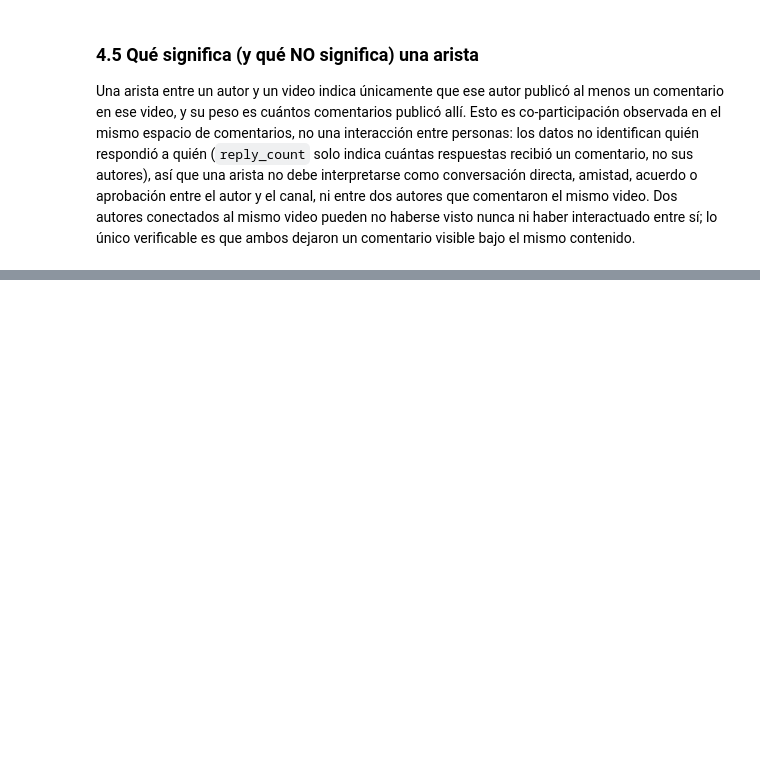
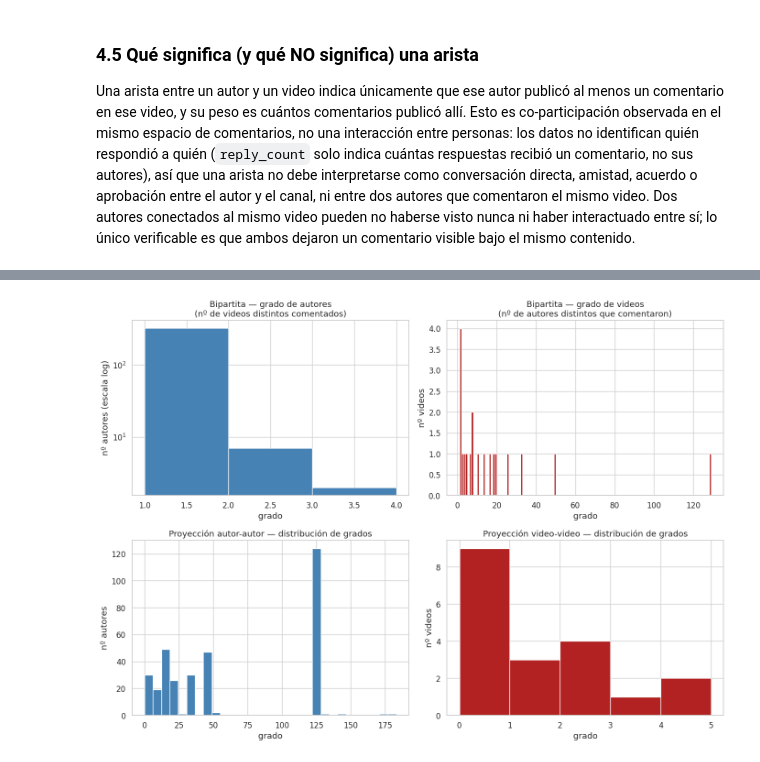
Before and after one commit to Ikeel04/Labs-DS, a Jupyter notebook: Lab6/Laboratorio6.ipynb, the cells around one changed output, grey strips where cells are left out. Cells and saved outputs as stored; diff of their text form; code cells hidden in the pictures; blank space fills up the shorter version.

```diff
--- a/Lab6/Laboratorio6.ipynb
+++ b/Lab6/Laboratorio6.ipynb
@@ -1920,0 +2119,31 @@ lo único verificable es que ambos dejaron un comentario visible bajo el mismo c
+# %%
+# Distribución de grados: en la bipartita se separa por tipo de nodo,
+# porque autores y videos tienen escalas de conexión muy distintas
+grados_bip_autor = [d for n, d in G_bip.degree() if G_bip.nodes[n]['tipo'] == 'autor']
+grados_bip_video = [d for n, d in G_bip.degree() if G_bip.nodes[n]['tipo'] == 'video']
+
+fig, axes = plt.subplots(2, 2, figsize=(14, 10))
+
+axes[0, 0].hist(grados_bip_autor, bins=range(1, max(grados_bip_autor) + 2), color='steelblue', edgecolor='white')
+axes[0, 0].set_title('Bipartita — grado de autores\n(nº de videos distintos comentados)')
+axes[0, 0].set_yscale('log')
+axes[0, 0].set_xlabel('grado'); axes[0, 0].set_ylabel('nº autores (escala log)')
+
+axes[0, 1].hist(grados_bip_video, bins=range(1, max(grados_bip_video) + 2), color='firebrick', edgecolor='white')
+axes[0, 1].set_title('Bipartita — grado de videos\n(nº de autores distintos que comentaron)')
+axes[0, 1].set_xlabel('grado'); axes[0, 1].set_ylabel('nº videos')
+
+axes[1, 0].hist(list(grados_autor.values()), bins=30, color='steelblue', edgecolor='white')
+axes[1, 0].set_title('Proyección autor-autor — distribución de grados')
+axes[1, 0].set_xlabel('grado'); axes[1, 0].set_ylabel('nº autores')
+
+axes[1, 1].hist(list(grados_video_proy.values()), bins=range(0, max(grados_video_proy.values()) + 2),
+                color='firebrick', edgecolor='white')
+axes[1, 1].set_title('Proyección video-video — distribución de grados')
+axes[1, 1].set_xlabel('grado'); axes[1, 1].set_ylabel('nº videos')
+
+plt.tight_layout()
+plt.savefig('data/distribucion_grados.png', dpi=150)
+plt.show()
+# %% [output]
+[figure, added]
```
Also changed, not shown: parts of 54 cells of this notebook, 4 other files.
